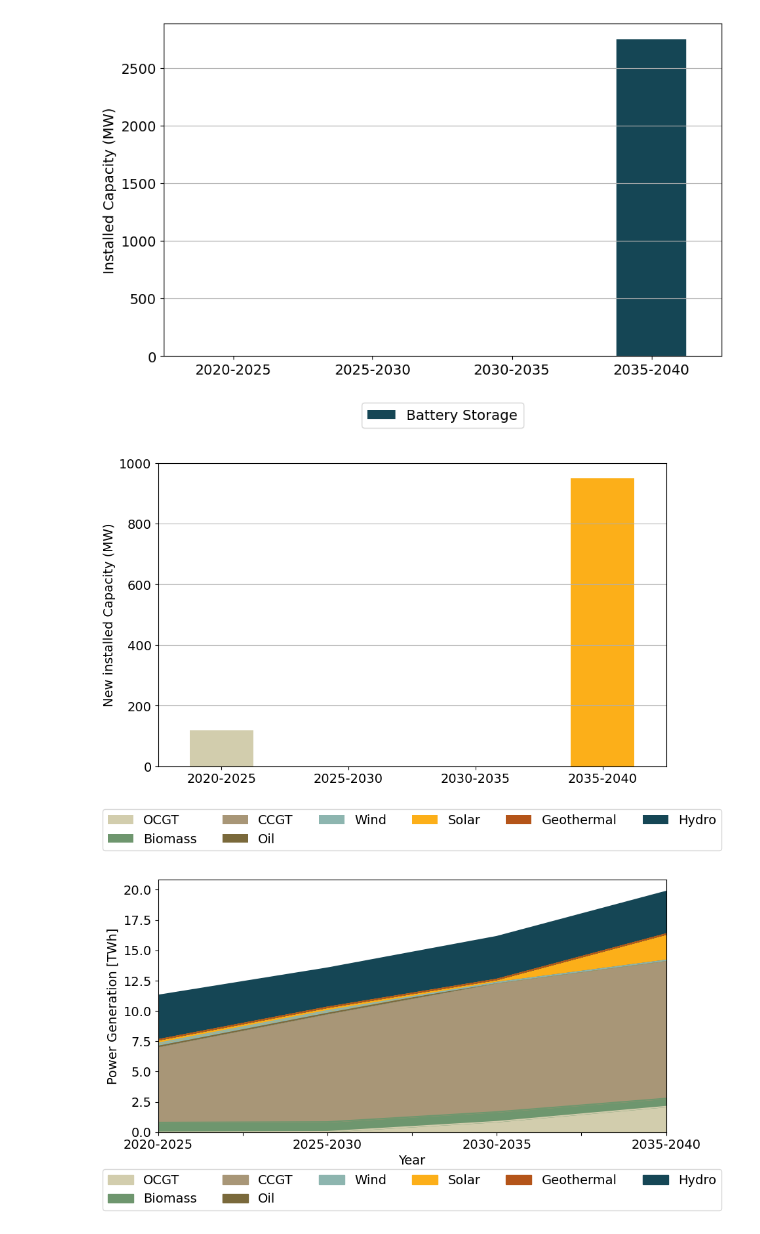
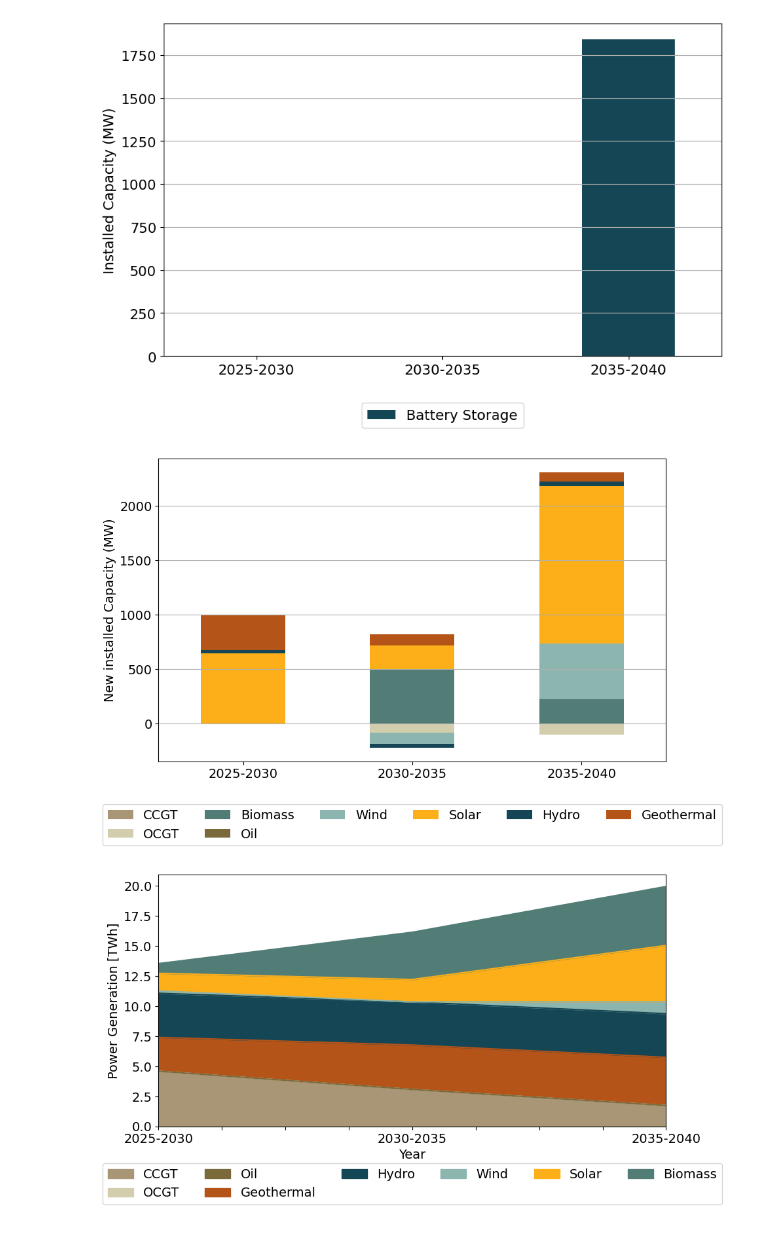
Before and after one commit to maribjorn/EMPIRE-BO, a Jupyter notebook: plot.ipynb, the cells around one changed output. Drawn from its saved outputs; the diff is of its cells as text; code cells hidden in the pictures.

Commit message:
Updated to generalize for new start year, updated cost plot

```diff
--- a/plot.ipynb
+++ b/plot.ipynb
@@ -34,6 +32,7 @@ grey3 = '#C6C6C6'
 grey4 = '#939393'
 blue1 = '#3EA1C0'
 # %%
+discountrate = 0.04
 NoOfPeakSeason = 2
 lengthPeakSeason = 24
 NoOfRegSeason = 4
@@ -44,9 +43,9 @@ season_scale = [(8760 - NoOfPeakSeason * lengthPeakSeason) / NoOfRegSeason / len
 new_names = ['CCGT',   'OCGT',  'Biomass',  'Oil'  ,'Wind', 'Solar', 'Hydro ror', 'Hydro storage', 'Geothermal']
 new_names_2 = ['CCGT',   'OCGT',  'Biomass',  'Oil'  ,'Wind', 'Solar', 'Hydro', 'Geothermal']
 old_names = ['Gas CCGT',    'Gas OCGT',  'Bio',   'Oil existing',  'Wind onshore',  'Solar'  ,'Hydro run-of-the-river', 'Hydro regulated', 'Geo']
-scenario = '1'
-date = '0502'
-time = '0854'
+scenario = '10'
+date = '0507'
+time = '1121'
 
 file_path = 'Results/bolivia_v1_reg' + str(lengthRegSeason) + '_peak24_sce' + scenario + '_randomSGR_2024' + date + time + '/results_output_EuropePlot.csv'
 operational_data = pd.read_csv('Results/bolivia_v1_reg' + str(lengthRegSeason) + '_peak24_sce' + scenario + '_randomSGR_2024' + date + time +'/results_output_Operational.csv')
@@ -58,13 +57,12 @@ node_sheet = load_workbook('Data handler/bolivia_v1/Node.xlsx')
 
 scenario_int = int(scenario)
 prob_scenarios = {f"scenario{i}": 1/scenario_int for i in range(1,scenario_int+1)}
-discountrate = 0.07
 regular_seasons = ['winter', 'spring', 'summer', 'fall']
 peak_seasons = ['peak1', 'peak2']
 # %%
 # Helper functions
 def get_colors(carriers):
-    colors = [beige2, beige3, green2, beige1, teal4, yellow, teal2, brown2]
+    colors = [beige2, beige3, teal3, beige1, teal4, yellow, teal2, brown2]
     color_dict = dict(zip(new_names_2, colors))
     colors_new = [color_dict[carrier] for carrier in carriers]
     return colors_new
@@ -120,8 +118,11 @@ def get_marginal_cost(technology):
             break
 
     return (3.6/efficiency)*fuel_cost + VOM
+
+def calculate_present_value(future_value, year, base_year, discount_rate):
+    return future_value / ((1 + discount_rate) ** (year - base_year))
 # %%
-included_rows = [2,3,4,5,6]
+included_rows = [2,3,4,5]
 installed_cap = open_csv(file_path, included_rows)
 installed_cap.set_index('', inplace=True)
 
@@ -131,6 +132,7 @@ for column in installed_cap.columns:
 installed_cap = rename_columns(installed_cap)
 installed_cap['Hydro'] = installed_cap['Hydro ror'] + installed_cap['Hydro storage']
 installed_cap.drop(columns=['Hydro ror', 'Hydro storage'], inplace=True)
+installed_cap = installed_cap[['CCGT', 'OCGT', 'Biomass', 'Oil', 'Wind', 'Solar', 'Hydro', 'Geothermal']]
 installed_cap.plot(kind='bar', stacked=True, figsize=(10, 6), color=get_colors(installed_cap.columns))
 
 # Adding titles and labels
@@ -146,5 +148,5 @@ plt.show()
 # %%
-included_rows = [24, 25, 26, 27]
+included_rows = [21, 22, 23]
 installed_battery = open_csv(file_path, included_rows)
 installed_battery.set_index('', inplace=True)
 
@@ -162,7 +164,7 @@ plt.legend(loc='upper center', bbox_to_anchor=(0.5, -0.12), ncol=6, fontsize=14,
 plt.savefig('figures/InstalledCapacity.png', bbox_inches='tight')
 plt.show()
 # %% [output]
-[figure, old version]
+[figure, new version]
 # %%
 # New installed capacity
 new_installed_cap = installed_cap.diff()
@@ -176,34 +178,37 @@ plt.ylabel('New installed Capacity (MW)', fontsize=14)
 plt.xticks(rotation = 0, fontsize=14)
 plt.yticks(fontsize=14)
 plt.grid(axis='y')
-plt.ylim(0, 1000)
+#plt.ylim(0, 2000)
 plt.legend(loc='upper center', bbox_to_anchor=(0.5, -0.12), ncol=6, fontsize=14)
 plt.savefig('figures/NewInstalledCapacity.png', bbox_inches='tight')
 plt.show()
 # %% [output]
-[figure, old version]
+[figure, new version]
 # %%
-included_rows = [10,11,12,13]
+included_rows = [9,10,11]
 
 dispatch = open_csv(file_path, included_rows)
 dispatch.set_index('', inplace=True)
 for column in dispatch.columns:
     dispatch[column] = pd.to_numeric(dispatch[column], errors='coerce')
 
 dispatch = rename_columns(dispatch)
 dispatch /= 1000
 dispatch['Hydro'] = dispatch['Hydro ror'] + dispatch['Hydro storage']
 dispatch.drop(columns=['Hydro ror', 'Hydro storage'], inplace=True)
+
+# reorder columns to ['CCGT',   'OCGT',  'Oil',  'Geothermal' , 'Hydro', 'Wind', 'Solar',   'Biomass']
+dispatch = dispatch[['CCGT', 'OCGT', 'Oil', 'Geothermal', 'Hydro', 'Wind', 'Solar', 'Biomass']]
 production_plot = dispatch.plot.area(stacked=True, color=get_colors(dispatch.columns),figsize=(10, 5))
-production_plot.set_xlim(0,3)
+production_plot.set_xlim(0,2)
 plt.ylabel('Power Generation [TWh]', fontsize=14)
 plt.xlabel('Year', fontsize=14)
 plt.xticks(rotation = 0, fontsize=14)
 plt.yticks(fontsize=14)
 plt.legend(loc='upper center', bbox_to_anchor=(0.5, -0.12), ncol=6, fontsize=14)
 plt.savefig('figures/Production.png', bbox_inches='tight')
 # %% [output]
-[figure, old version]
+[figure, new version]
 # %%
 period = '2035-2040'
 scenario_number = 'scenario1'
```
Also changed, not shown: parts of 10 cells of this notebook, 19 other files.
